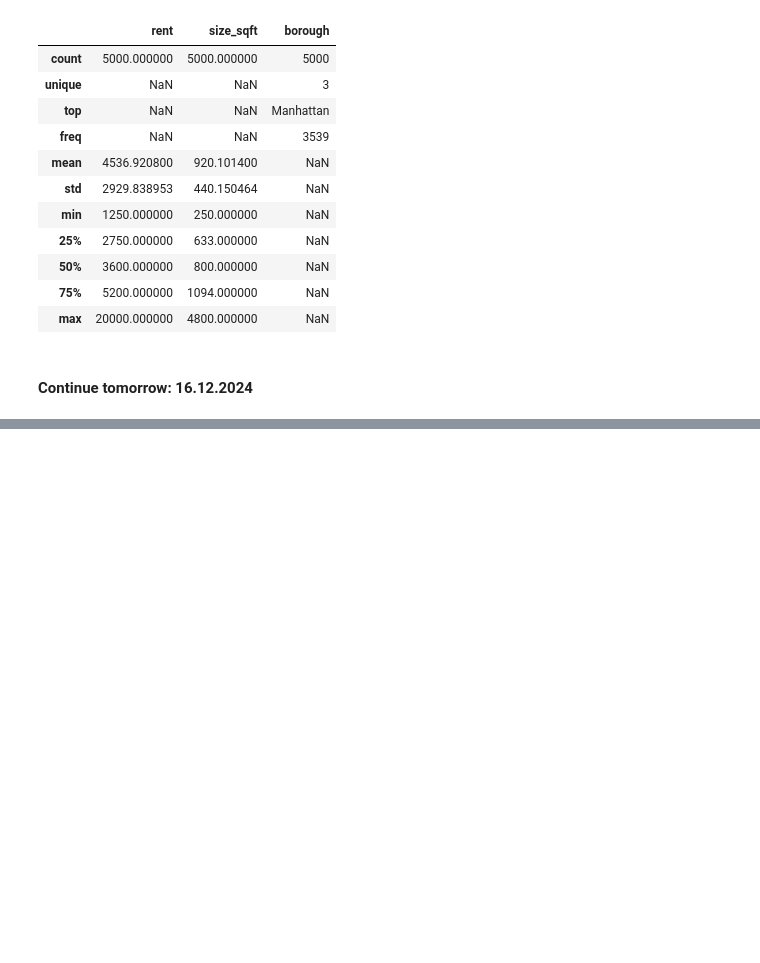
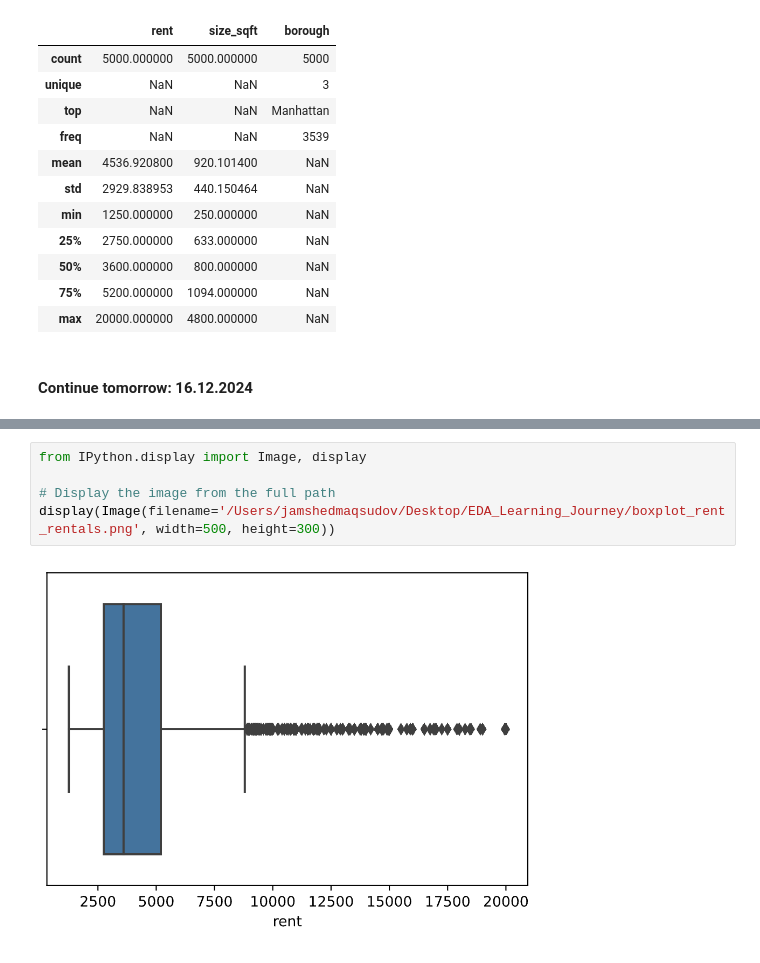
Before and after one commit to MaqsudovJamshed/EDA_Learning_Journey, a Jupyter notebook: EDA_Course.ipynb, the cells around one changed output, grey strips where cells are left out. Saved outputs shown, nothing was run; the diff lists cells and outputs as text; blank space fills up the shorter version.

Commit message:
Added analysis on boxplot for rent prices

```diff
--- a/EDA_Course.ipynb
+++ b/EDA_Course.ipynb
@@ -102,0 +107,7 @@ rental.describe(include='all')
+# %%
+from IPython.display import Image, display
+
+# Display the image from the full path
+display(Image(filename='/Users/jamshedmaqsudov/Desktop/EDA_Learning_Journey/boxplot_rent_rentals.png', width=500, height=300))
+# %% [output]
+[figure, added]
```
Also changed, not shown: parts of 13 cells of this notebook, 8 other files.
